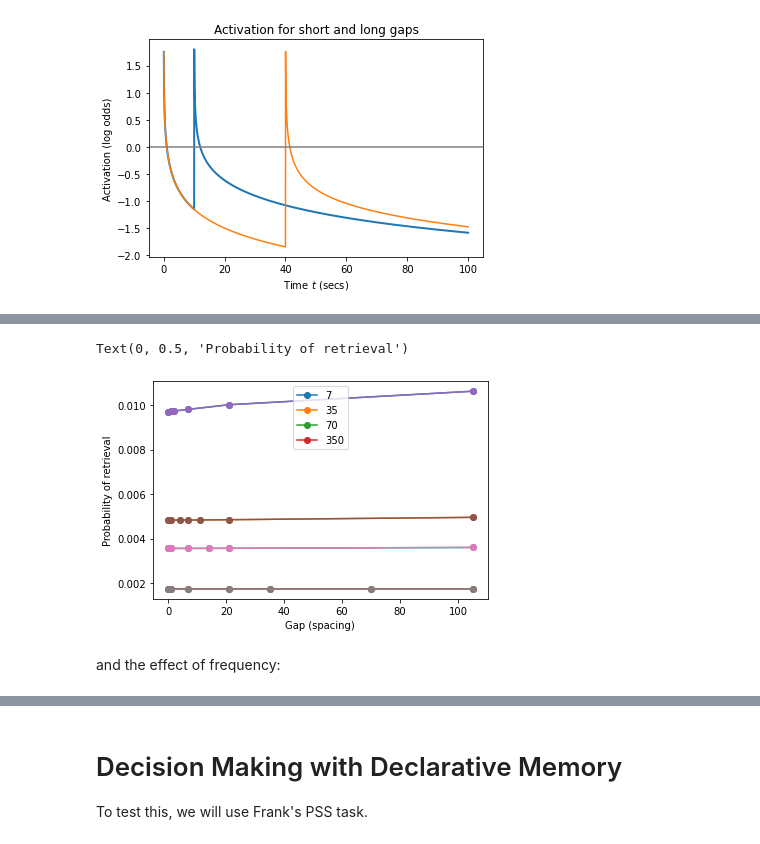
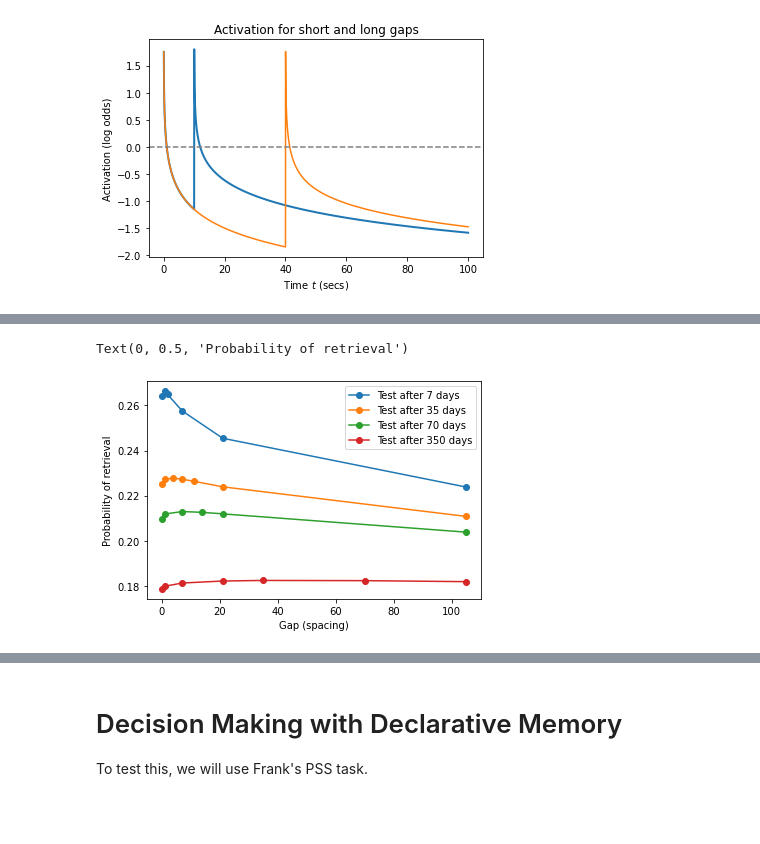
Before and after one commit to TheRealDrDre/CompCogNeuro, a Jupyter notebook: ACTR/declarative.ipynb, the cells around one changed output, grey strips where cells are left out. Cells and saved outputs as stored; diff of their text form; code cells hidden in the pictures; blank space fills up the shorter version.

Commit message:
Corrected spacing effect in ACT-R; improved visualization of Nelder-Mead in intro

```diff
--- a/ACTR/declarative.ipynb
+++ b/ACTR/declarative.ipynb
@@ -182,6 +278,7 @@ t21 = 10
 t22 = 40
 t = np.linspace(0.03, 100, 3000)
 
+d= 0.5
 odds1 = (t-t1)**-d
 odds21 = (t-t21)**-d
 odds22 = (t-t22)**-d
@@ -196,7 +293,7 @@ plt.plot(t, activation2, linestyle="-")
 plt.xlabel("Time $t$ (secs)")
 plt.ylabel("Activation (log odds)")
 plt.title("Activation for short and long gaps")
-plt.axhline(0, color="grey", linestyle="-")
+plt.axhline(0, color="grey", linestyle="--")
 plt.savefig("spacing.png")
 # %% [output]
 [figure]
@@ -255,8 +314,8 @@ design = {7 : [0.002, 1, 2, 7, 21, 105],
 
 
 # Convert days into seconds
-daysec = 60*60*24
-d = .5
+daysec =  60*60*24
+d = .1
 
 results = {}
 
@@ -266,46 +325,35 @@ for ri in design.keys():
     for gap in gaps:
         risec = ri * daysec
         gapsec = gap * daysec
         t = (ri + gap)*daysec
         t1 = 0
         t2 = gapsec
         odds1 = (t - t1)**-d
         prob1 = odds1 / (odds1 + 1)
 
         weight = 1
         #weight = (1 - prob1) # Prob
-        weight = -log(prob1) # Surprisal
+        weight = 1 #-log(prob1) # Surprisal
 
-        d2 = d
-        d2 = odds1 + d
+        #d2 = d
+        d2 = 0.9 * t2**-d + d
 
         odds2 = (t - t2)**-d2
         w_odds2 = weight * odds2
         #print([odds1, prob1, odds2, w_odds2])
         odds = odds1 + w_odds2
         prob = odds / (odds + 1)
         ri_results.append(odds)
     results[ri] = ri_results
 
 
 for ri in design.keys():
     x = design[ri]
     y = results[ri]
     plt.plot(x, y, "o-")
-plt.legend(labels=design.keys())
+plt.legend(labels=["Test after %d days" % (x,) for x in design.keys()])
 plt.xlabel("Gap (spacing)")
 plt.ylabel("Probability of retrieval")
-
-
-for ri in design.keys():
-    x = design[ri]
-    y = results[ri]
-    plt.plot(x, y, "o-")
-plt.legend(labels=design.keys())
-plt.xlabel("Gap (spacing)")
-plt.ylabel("Probability of retrieval")
 # %% [output]
 Text(0, 0.5, 'Probability of retrieval')
-[figure, old version]
+[figure, new version]
-# %% [markdown]
-and the effect of frequency:
```
Also changed, not shown: parts of 12 cells of this notebook, 4 other files.
